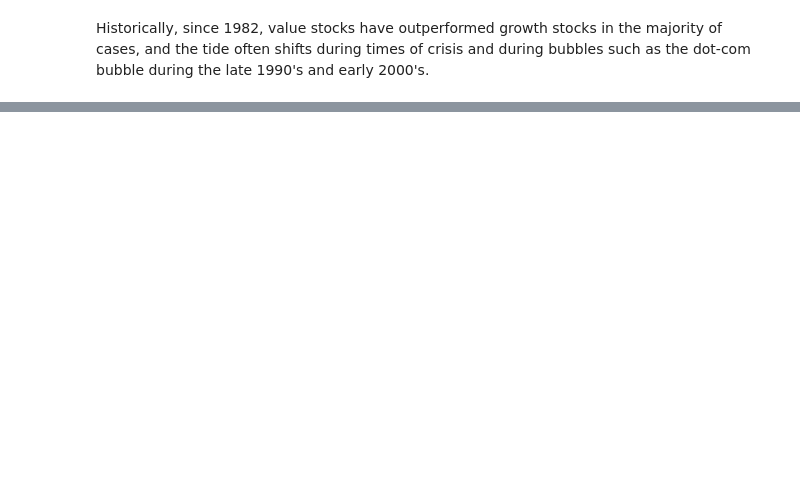
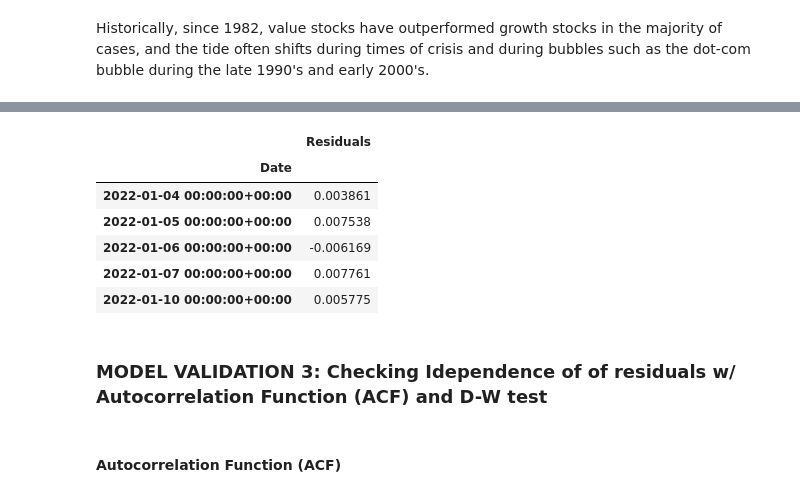
Before and after one commit to s1dewalker/Portfolio_Analysis, a Jupyter notebook: py_files/Multi_Factor_Analysis3.ipynb, the cells around one changed output, grey strips where cells are left out. Saved outputs shown, nothing was run; the diff lists cells and outputs as text; code cells hidden in the pictures; blank space fills up the shorter version.

```diff
--- a/py_files/Multi_Factor_Analysis3.ipynb
+++ b/py_files/Multi_Factor_Analysis3.ipynb
@@ -736,0 +605,17 @@ Lasso R-squared: -0.0050564342140388225
+# %%
+# Convert residuals to a DataFrame
+residuals_df = pd.DataFrame({'Residuals': FamaFrench_fit.resid})
+
+residuals_df.head()
+# %% [output]
+|  | Residuals |
+| Date |  |
+| 2022-01-04 00:00:00+00:00 | 0.003861 |
+| 2022-01-05 00:00:00+00:00 | 0.007538 |
+| 2022-01-06 00:00:00+00:00 | -0.006169 |
+| 2022-01-07 00:00:00+00:00 | 0.007761 |
+| 2022-01-10 00:00:00+00:00 | 0.005775 |
+# %% [markdown]
+### MODEL VALIDATION 3: Checking Idependence of of residuals w/ Autocorrelation Function (ACF) and D-W test
+# %% [markdown]
+#### Autocorrelation Function (ACF)
```
Also changed, not shown: parts of 84 cells of this notebook.
